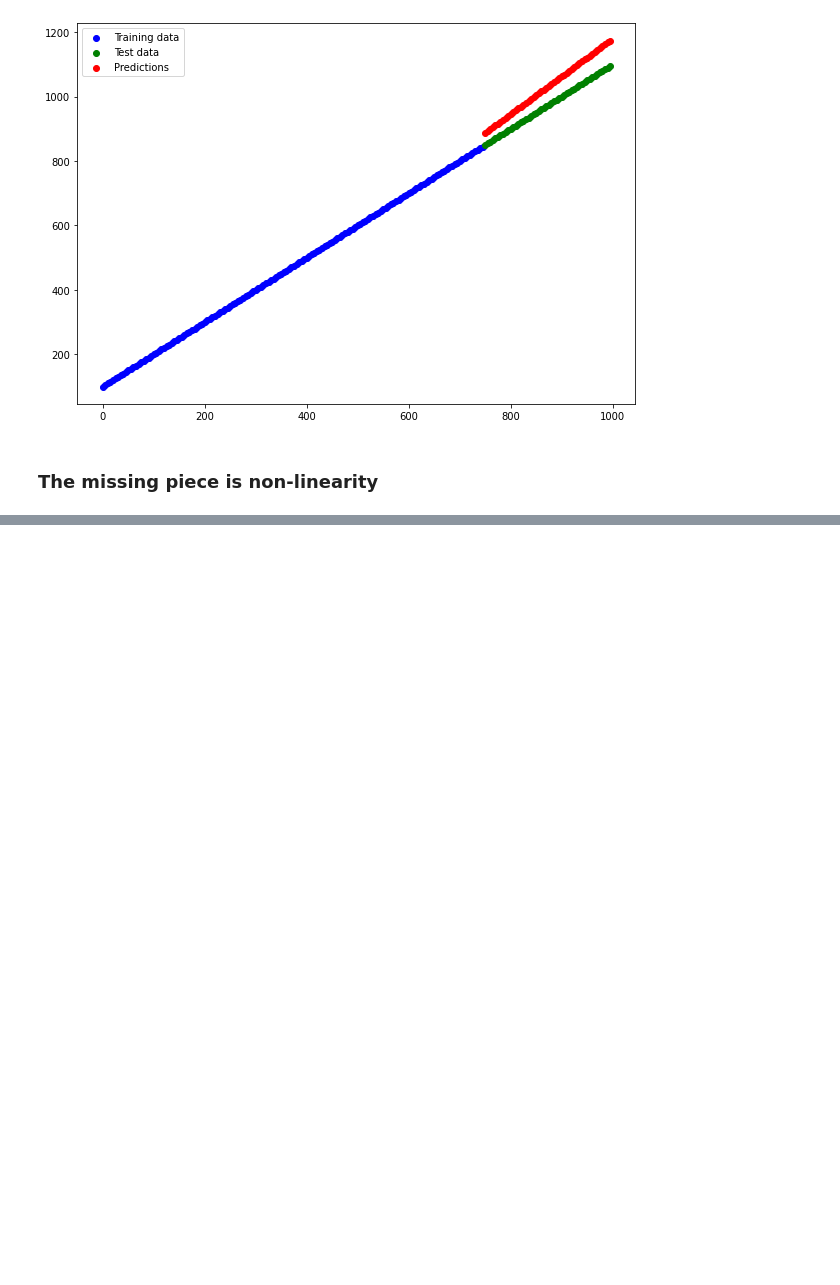
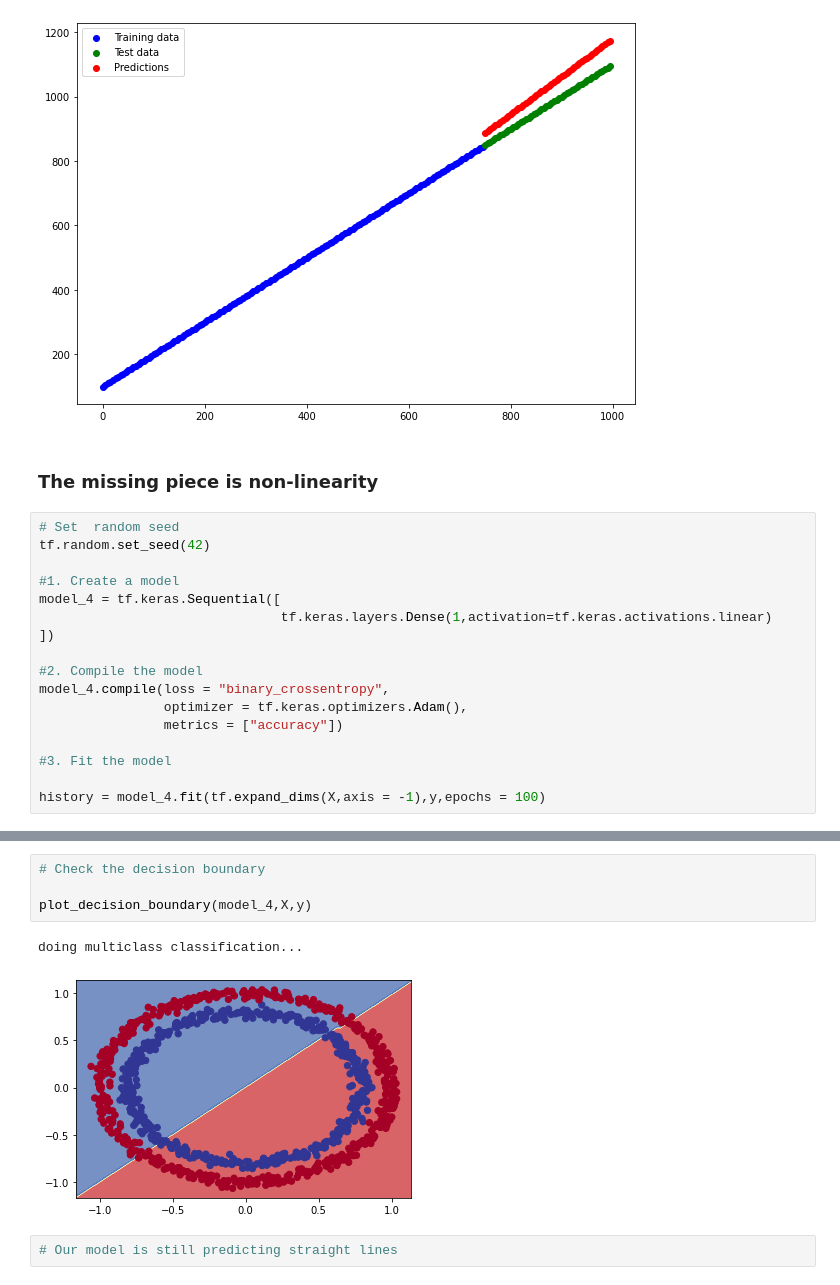
Before and after one commit to topguns837/Tensorflow-deeplearning, a Jupyter notebook: 02_neural_network_classification_with_tensorflow.ipynb, the cells around one changed output, grey strips where cells are left out. Drawn from its saved outputs; the diff is of its cells as text; blank space fills up the shorter version.

```diff
--- a/02_neural_network_classification_with_tensorflow.ipynb
+++ b/02_neural_network_classification_with_tensorflow.ipynb
@@ -388,3 +385,20 @@ plt.legend()
 [figure]
 # %% [markdown]
 ### The missing piece is non-linearity
+# %%
+# Set  random seed
+tf.random.set_seed(42)
+
+#1. Create a model
+model_4 = tf.keras.Sequential([
+                               tf.keras.layers.Dense(1,activation=tf.keras.activations.linear)
+])
+
+#2. Compile the model
+model_4.compile(loss = "binary_crossentropy",
+                optimizer = tf.keras.optimizers.Adam(),
+                metrics = ["accuracy"])
+
+#3. Fit the model
+
+history = model_4.fit(tf.expand_dims(X,axis = -1),y,epochs = 100)
@@ -390,0 +430,9 @@ plt.legend()
+# %%
+# Check the decision boundary
+
+plot_decision_boundary(model_4,X,y)
+# %% [output]
+doing multiclass classification...
+[figure, added]
+# %%
+# Our model is still predicting straight lines
```
Also changed, not shown: parts of 73 cells of this notebook.
